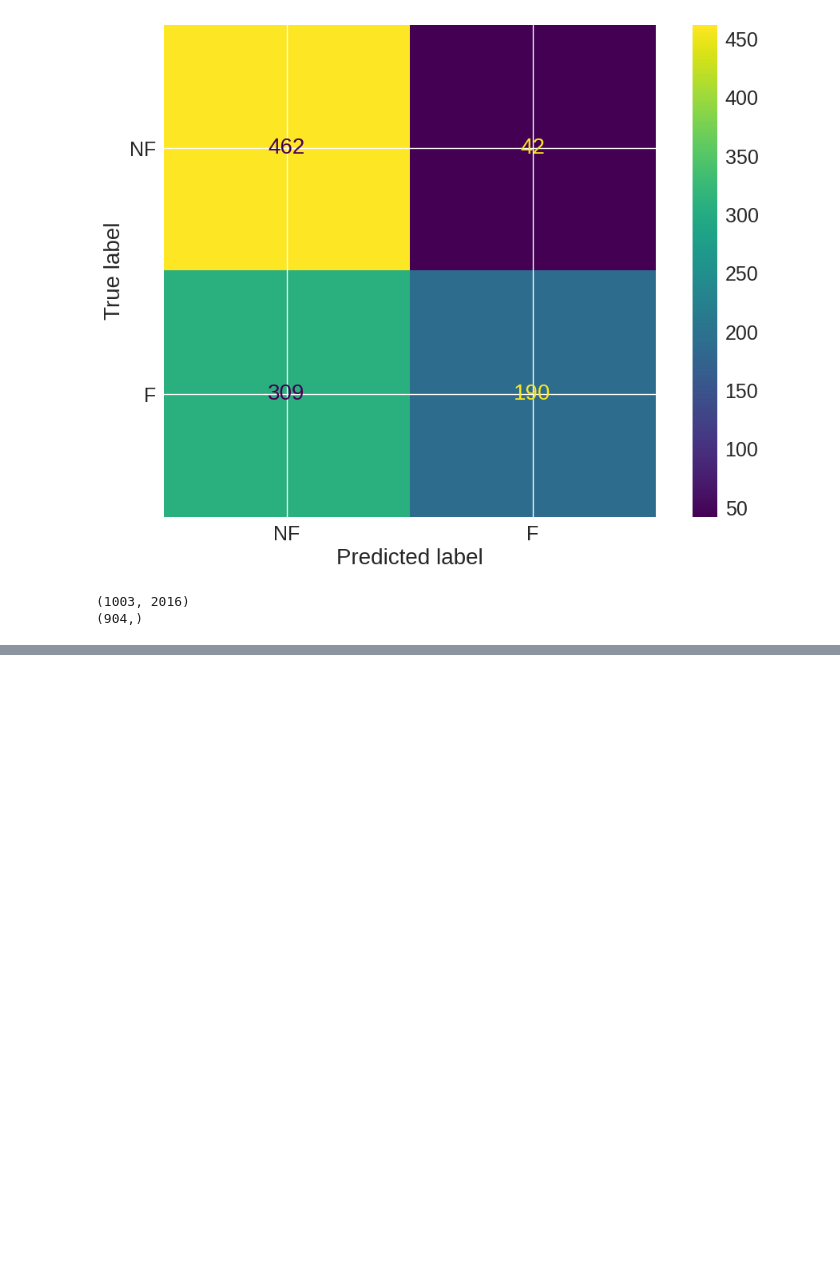
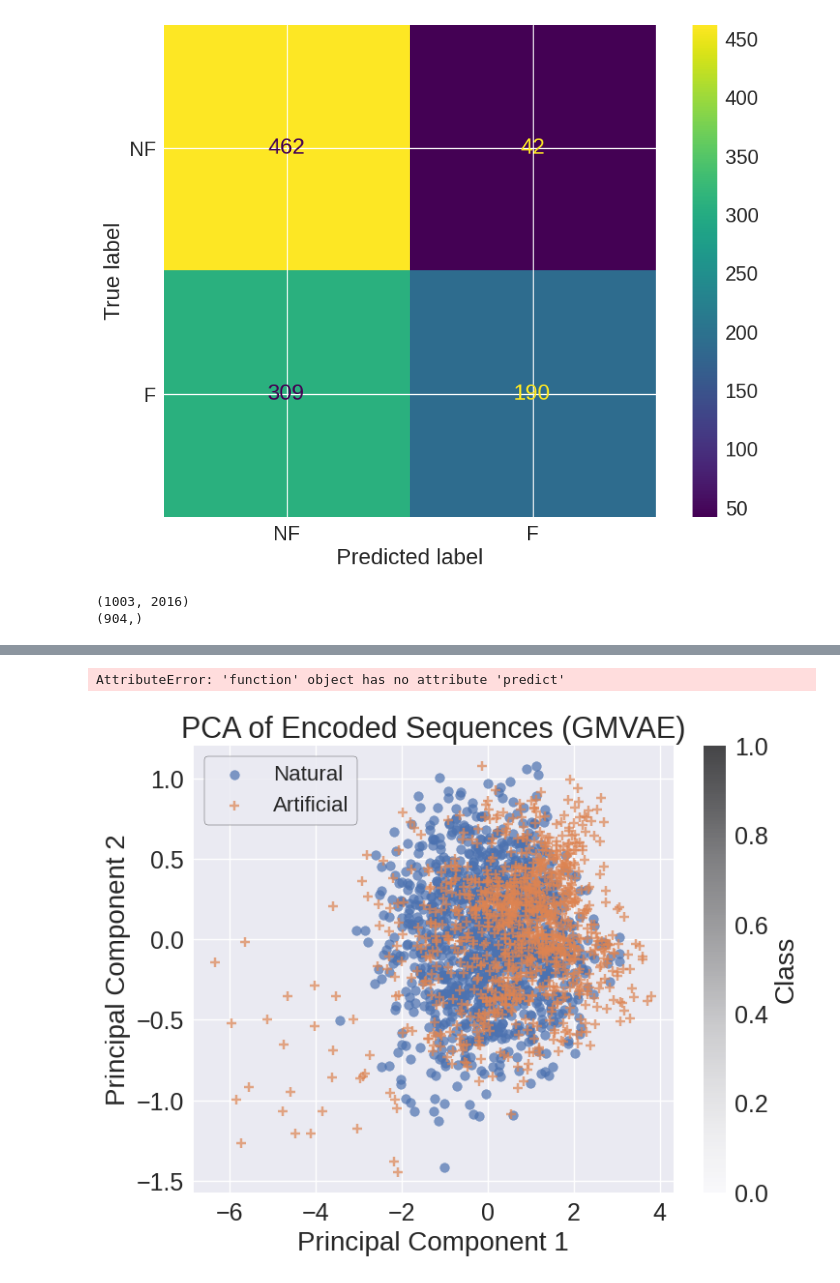
Before and after one commit to vicdlp/CS_project, a Jupyter notebook: CS_project.ipynb, the cells around one changed output, grey strips where cells are left out. Saved outputs shown, nothing was run; the diff lists cells and outputs as text; code cells hidden in the pictures; blank space fills up the shorter version.

```diff
--- a/CS_project.ipynb
+++ b/CS_project.ipynb
@@ -557,0 +895,50 @@ print(y_train.shape)
+# %%
+# Reconstruct the data
+X_art_reconstructed = model.decode.predict(model.encode.predict(X_art)[2])
+
+# Calculate reconstruction loss
+test_loss = tf.reduce_mean(keras.losses.binary_crossentropy(X_art, X_art_reconstructed)).numpy()
+train_loss = tf.reduce_mean(keras.losses.binary_crossentropy(X_train, vae.decoder.predict(vae.encoder.predict(X_train)[2]))).numpy()
+
+print(f"Reconstruction Loss on train set: {train_loss}")
+print(f"Reconstruction Loss on test set: {test_loss}")
+# %% [output]
+AttributeError: 'function' object has no attribute 'predict'
+# %%
+# prompt: Can you take the GMVAE trained above and use it to encode X_nat and X_art to the latent space, then fit PCA(2) on the encodend X_nat and transform both using this transform, and then plot both datasets in PCA space
+
+import matplotlib.pyplot as plt
+from sklearn.decomposition import PCA
+
+# Assuming X_nat and X_art are defined and available from the previous code
+
+# Encode data using the trained GMVAE
+with torch.no_grad():
+  _, mu_nat, _ = model.encode(torch.tensor(X_nat, dtype=torch.float32).to(device))
+  _, mu_art, _ = model.encode(torch.tensor(X_art, dtype=torch.float32).to(device))
+
+
+mu_nat = mu_nat.cpu().numpy()
+mu_art = mu_art.cpu().numpy()
+
+
+# Fit PCA on the encoded natural sequences
+pca = PCA(n_components=2)
+pca.fit(mu_nat)
+
+# Transform both datasets using the fitted PCA
+X_nat_pca = pca.transform(mu_nat)
+X_art_pca = pca.transform(mu_art)
+
+# Plot the datasets in PCA space
+plt.figure(figsize=(8, 6))
+plt.scatter(X_nat_pca[:, 0], X_nat_pca[:, 1], label='Natural', alpha=0.7)
+plt.scatter(X_art_pca[:, 0], X_art_pca[:, 1], label='Artificial', alpha=0.7, marker='+')
+plt.xlabel('Principal Component 1')
+plt.ylabel('Principal Component 2')
+plt.title('PCA of Encoded Sequences (GMVAE)')
+plt.legend()
+plt.colorbar(label='Class')
+plt.show()
+# %% [output]
+[figure, added]
```
Also changed, not shown: parts of 13 cells of this notebook.
